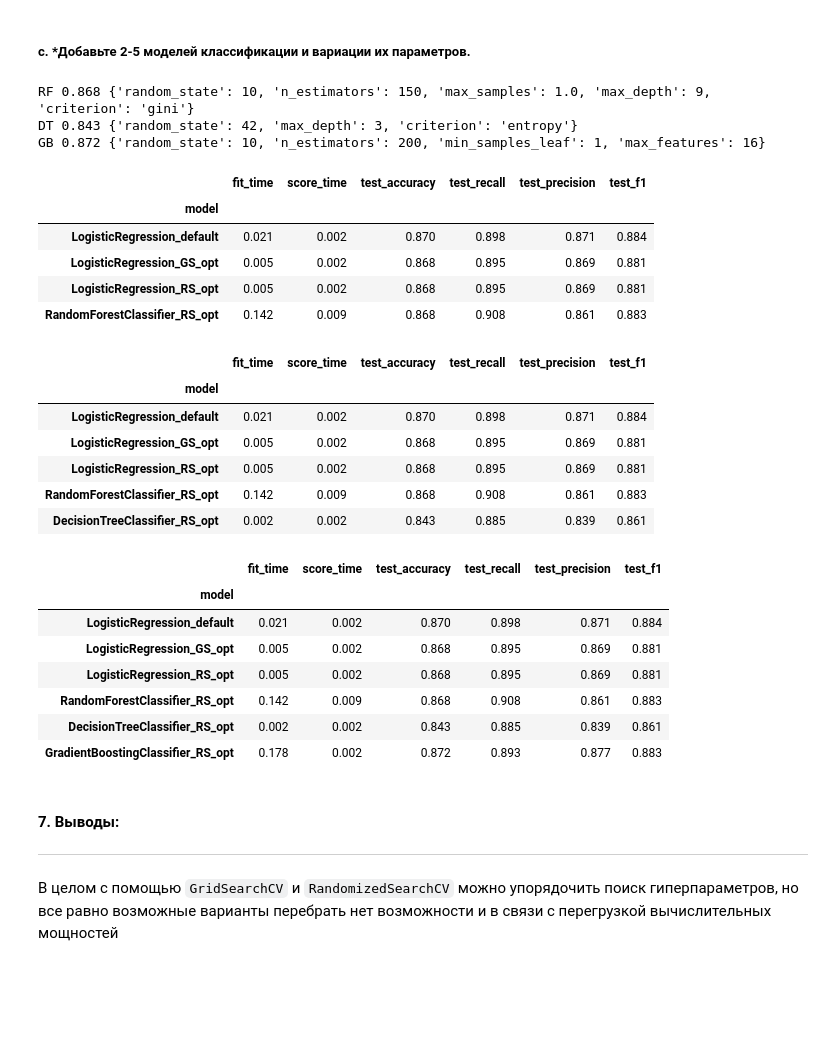
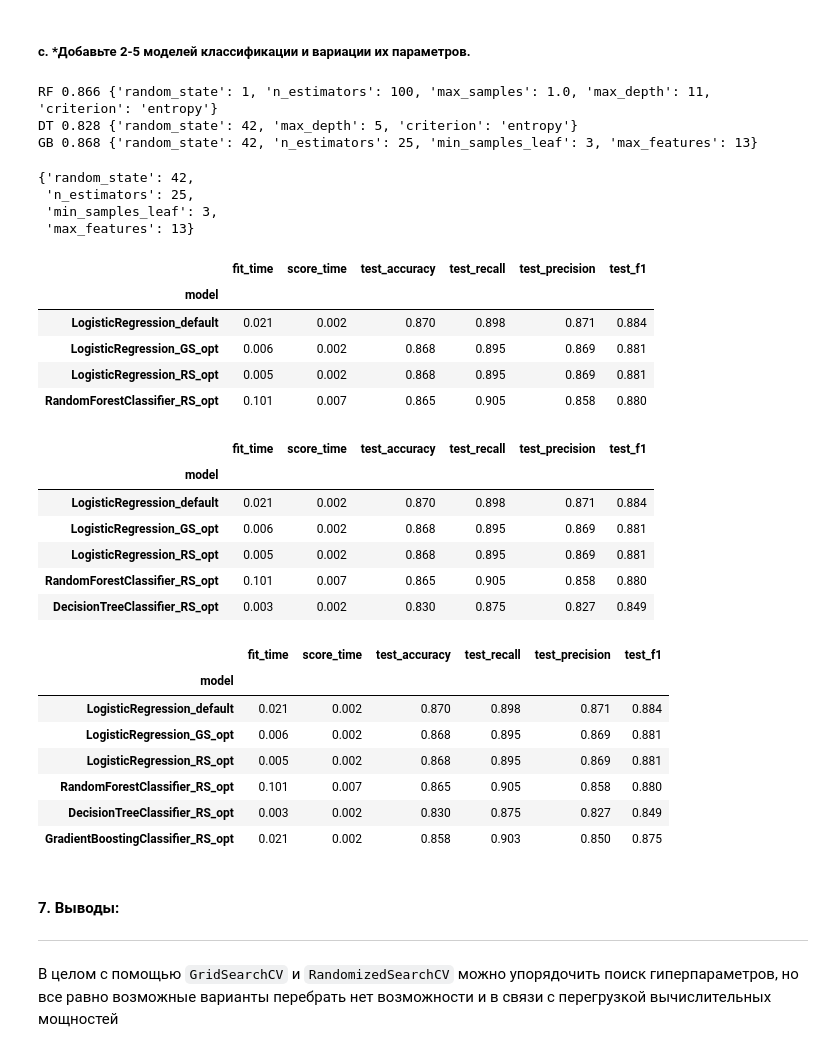
Before and after one commit to choodnovsky/Netilogiya_degp13, a Jupyter notebook: dz_8.13.ipynb, the cells around one changed output. Cells and saved outputs as stored; diff of their text form; code cells hidden in the pictures; blank space fills up the shorter version.

```diff
--- a/dz_8.13.ipynb
+++ b/dz_8.13.ipynb
@@ -213,71 +213,63 @@ models=[
 
 res_RS=[]
 for v in  models:
-    res_RS.append((v['name'], RandomizedSearchCV(v['model'], v['params'], cv=10, random_state=1).fit(X_train, y_train)))
+    res_RS.append((v['name'], RandomizedSearchCV(v['model'], v['params'], cv=5, random_state=1).fit(X_train, y_train)))
 # %%
 for r in res_RS:
     print(r[0], round(r[1].best_score_, 3), r[1].best_params_)
 # %% [output]
-RF 0.868 {'random_state': 10, 'n_estimators': 150, 'max_samples': 1.0, 'max_depth': 9, 'criterion': 'gini'}
-DT 0.843 {'random_state': 42, 'max_depth': 3, 'criterion': 'entropy'}
-GB 0.872 {'random_state': 10, 'n_estimators': 200, 'min_samples_leaf': 1, 'max_features': 16}
+RF 0.866 {'random_state': 1, 'n_estimators': 100, 'max_samples': 1.0, 'max_depth': 11, 'criterion': 'entropy'}
+DT 0.828 {'random_state': 42, 'max_depth': 5, 'criterion': 'entropy'}
+GB 0.868 {'random_state': 42, 'n_estimators': 25, 'min_samples_leaf': 3, 'max_features': 13}
+# %%
+res_RS[2][1].best_params_
+# %% [output]
+{'random_state': 42,
+ 'n_estimators': 25,
+ 'min_samples_leaf': 3,
+ 'max_features': 13}
 # %%
 res_3 = get_metrics(
     heart,
-    RandomForestClassifier(
-        random_state=10,
-        n_estimators = 150,
-        max_samples = 1.,
-        max_depth = 9,
-        criterion='gini'
-    ), model_name='RandomForestClassifier_RS_opt')
+    RandomForestClassifier(**res_RS[0][1].best_params_), model_name='RandomForestClassifier_RS_opt')
 res = pd.concat([res, res_3], axis=1)
 res.T.set_index('model')
 # %% [output]
 |  | fit_time | score_time | test_accuracy | test_recall | test_precision | test_f1 |
 | model |  |  |  |  |  |  |
 | LogisticRegression_default | 0.021 | 0.002 | 0.870 | 0.898 | 0.871 | 0.884 |
-| LogisticRegression_GS_opt | 0.005 | 0.002 | 0.868 | 0.895 | 0.869 | 0.881 |
+| LogisticRegression_GS_opt | 0.006 | 0.002 | 0.868 | 0.895 | 0.869 | 0.881 |
 | LogisticRegression_RS_opt | 0.005 | 0.002 | 0.868 | 0.895 | 0.869 | 0.881 |
-| RandomForestClassifier_RS_opt | 0.142 | 0.009 | 0.868 | 0.908 | 0.861 | 0.883 |
+| RandomForestClassifier_RS_opt | 0.101 | 0.007 | 0.865 | 0.905 | 0.858 | 0.880 |
 # %%
 res_4 = get_metrics(
     heart,
-    DecisionTreeClassifier(
-        random_state=42,
-        max_depth = 3,
-        criterion = 'entropy'
-    ), model_name='DecisionTreeClassifier_RS_opt')
+    DecisionTreeClassifier(**res_RS[1][1].best_params_), model_name='DecisionTreeClassifier_RS_opt')
 res = pd.concat([res, res_4], axis=1)
 res.T.set_index('model')
 # %% [output]
 |  | fit_time | score_time | test_accuracy | test_recall | test_precision | test_f1 |
 | model |  |  |  |  |  |  |
 | LogisticRegression_default | 0.021 | 0.002 | 0.870 | 0.898 | 0.871 | 0.884 |
-| LogisticRegression_GS_opt | 0.005 | 0.002 | 0.868 | 0.895 | 0.869 | 0.881 |
+| LogisticRegression_GS_opt | 0.006 | 0.002 | 0.868 | 0.895 | 0.869 | 0.881 |
 | LogisticRegression_RS_opt | 0.005 | 0.002 | 0.868 | 0.895 | 0.869 | 0.881 |
-| RandomForestClassifier_RS_opt | 0.142 | 0.009 | 0.868 | 0.908 | 0.861 | 0.883 |
-| DecisionTreeClassifier_RS_opt | 0.002 | 0.002 | 0.843 | 0.885 | 0.839 | 0.861 |
+| RandomForestClassifier_RS_opt | 0.101 | 0.007 | 0.865 | 0.905 | 0.858 | 0.880 |
+| DecisionTreeClassifier_RS_opt | 0.003 | 0.002 | 0.830 | 0.875 | 0.827 | 0.849 |
 # %%
 res_5 = get_metrics(
     heart,
-    GradientBoostingClassifier(
-        random_state=10,
-        n_estimators = 200,
-        min_samples_leaf = 1,
-        max_features=16
-    ), model_name='GradientBoostingClassifier_RS_opt')
+    GradientBoostingClassifier(**res_RS[2][1].best_params_), model_name='GradientBoostingClassifier_RS_opt')
 res = pd.concat([res, res_5], axis=1)
 res.T.set_index('model')
 # %% [output]
 |  | fit_time | score_time | test_accuracy | test_recall | test_precision | test_f1 |
 | model |  |  |  |  |  |  |
 | LogisticRegression_default | 0.021 | 0.002 | 0.870 | 0.898 | 0.871 | 0.884 |
-| LogisticRegression_GS_opt | 0.005 | 0.002 | 0.868 | 0.895 | 0.869 | 0.881 |
+| LogisticRegression_GS_opt | 0.006 | 0.002 | 0.868 | 0.895 | 0.869 | 0.881 |
 | LogisticRegression_RS_opt | 0.005 | 0.002 | 0.868 | 0.895 | 0.869 | 0.881 |
-| RandomForestClassifier_RS_opt | 0.142 | 0.009 | 0.868 | 0.908 | 0.861 | 0.883 |
-| DecisionTreeClassifier_RS_opt | 0.002 | 0.002 | 0.843 | 0.885 | 0.839 | 0.861 |
-| GradientBoostingClassifier_RS_opt | 0.178 | 0.002 | 0.872 | 0.893 | 0.877 | 0.883 |
+| RandomForestClassifier_RS_opt | 0.101 | 0.007 | 0.865 | 0.905 | 0.858 | 0.880 |
+| DecisionTreeClassifier_RS_opt | 0.003 | 0.002 | 0.830 | 0.875 | 0.827 | 0.849 |
+| GradientBoostingClassifier_RS_opt | 0.021 | 0.002 | 0.858 | 0.903 | 0.850 | 0.875 |
 # %% [markdown]
 #### 7. Выводы:
 _____
```
Also changed, not shown: parts of 5 cells of this notebook, 1 other file.
